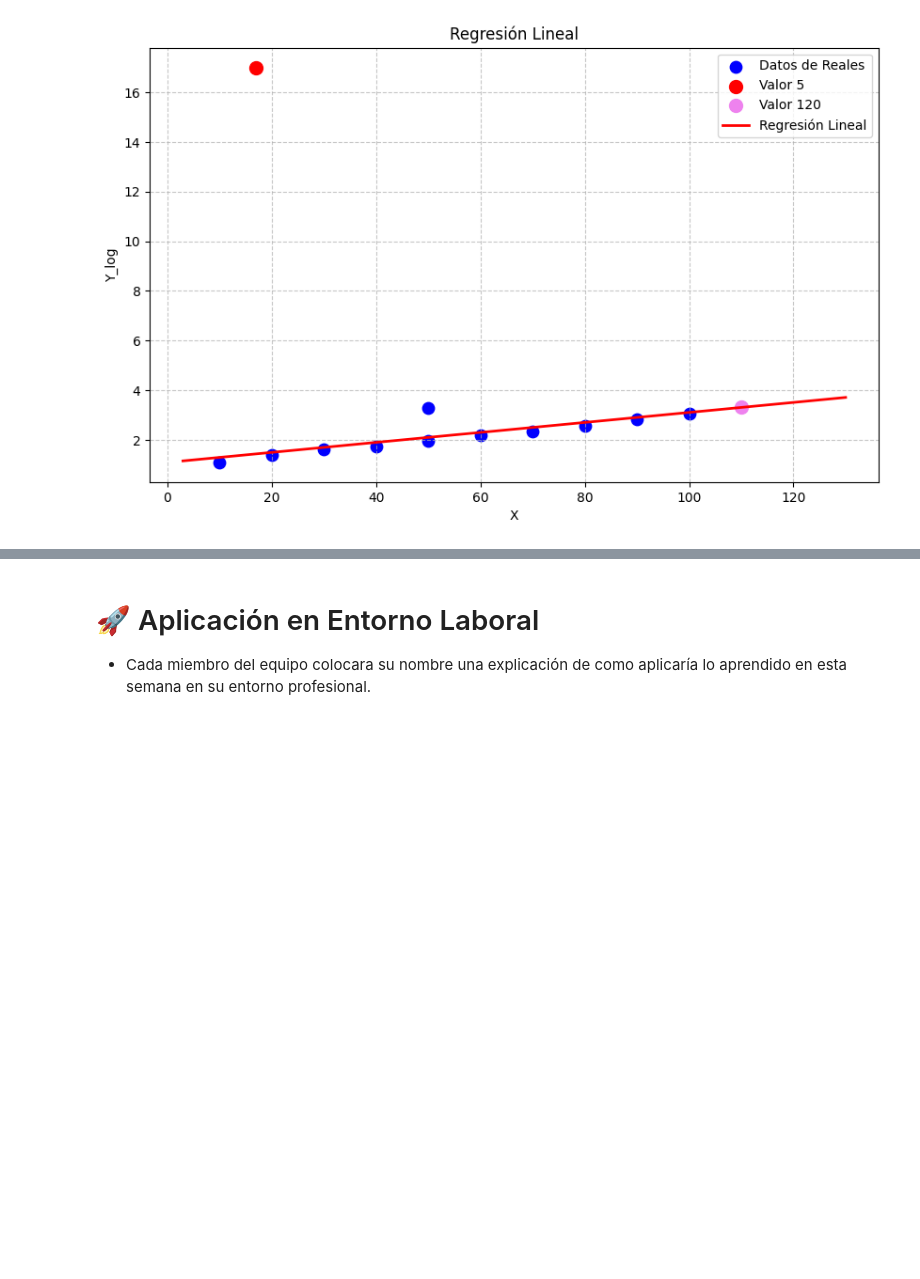
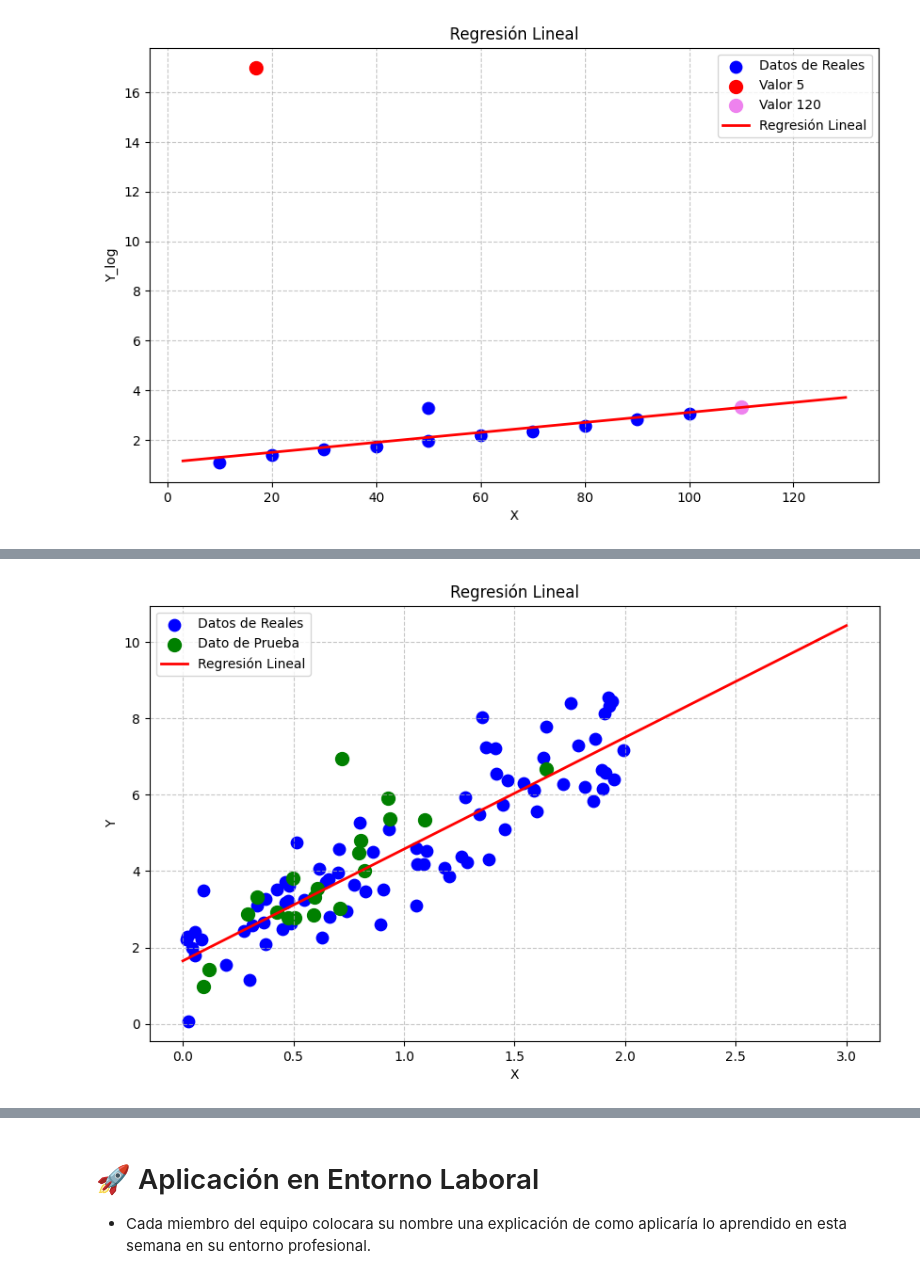
Before and after one commit to ChrisJavier/UIDE_2-WorkGroupDataScienceTools, a Jupyter notebook: Week02/src/HDCGD_CP_W2_E2_PT2_Titanic.ipynb, the cells around one changed output, grey strips where cells are left out. Cells and saved outputs as stored; diff of their text form; code cells hidden in the pictures; blank space fills up the shorter version.

```diff
--- a/Week02/src/HDCGD_CP_W2_E2_PT2_Titanic.ipynb
+++ b/Week02/src/HDCGD_CP_W2_E2_PT2_Titanic.ipynb
@@ -556,0 +631,15 @@ Este gráfico presenta las **Matrices de Confusión** de ambos modelos, permitie
+# %%
+# Entrenamos nuevamente el modelo
+
+model = LinearRegression()
+model.fit(X_train, Y_train)
+
+# Evaluamos los datos mediante la metrica de lo R2
+y_pred_train = model.predict(X_train)
+y_pred_test = model.predict(X_test)
+
+r2_train = r2_score(Y_train, y_pred_train)
+r2_test = r2_score(Y_test, y_pred_test)
+
+print(f"R² para el conjunto de entrenamiento: {r2_train:.4f} ({r2_train*100:.1f}%)")
+print(f"R² para el conjunto de prueba: {r2_test:.4f} ({r2_test*100:.1f}%)")
@@ -556,0 +653,24 @@ Este gráfico presenta las **Matrices de Confusión** de ambos modelos, permitie
+# %%
+# Creamos un rango desde X=0.0000001 hasta X=3.99999 para cubrir tu predicción  (ESTO ES LA LINEA)
+X_linea = np.linspace(0.0000001, 2.99999).reshape(-1, 1)
+Y_linea = model.predict(X_linea)
+
+# Creamos el gráfico
+
+plt.figure(figsize=(10,6))
+plt.scatter(X_train, Y_train, color='blue', label='Datos de Reales', s=80)
+plt.scatter(X_test, Y_test, color='green', label='Dato de Prueba', s=100)
+plt.plot(X_linea, Y_linea, color='red', linewidth=2, label='Regresión Lineal')
+
+# Personalización
+
+plt.xlabel('X')
+plt.ylabel('Y')
+plt.title('Regresión Lineal')
+plt.legend()
+plt.grid(True, linestyle='--', alpha=0.7)
+
+# Mostramos el gráfico
+plt.show()
+# %% [output]
+[figure, added]
```
Also changed, not shown: parts of 15 cells of this notebook.
